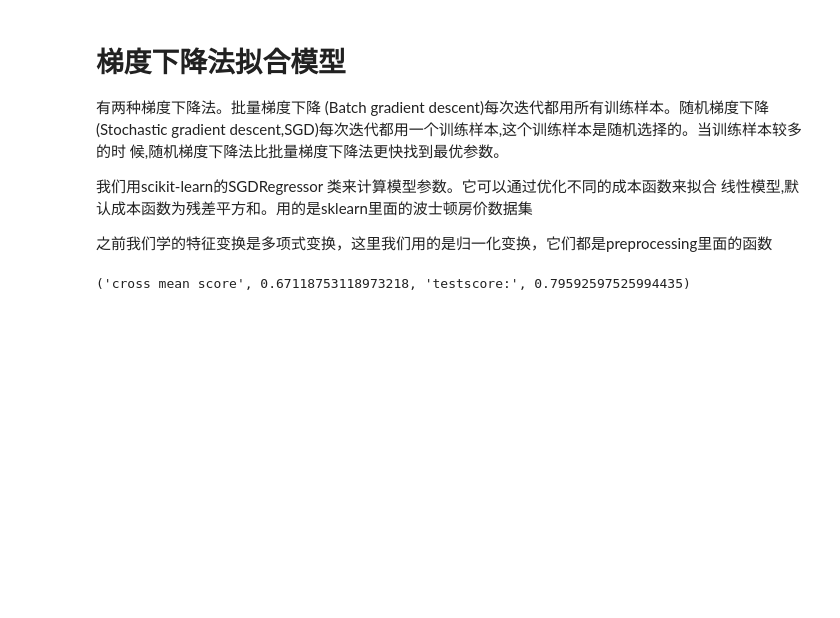
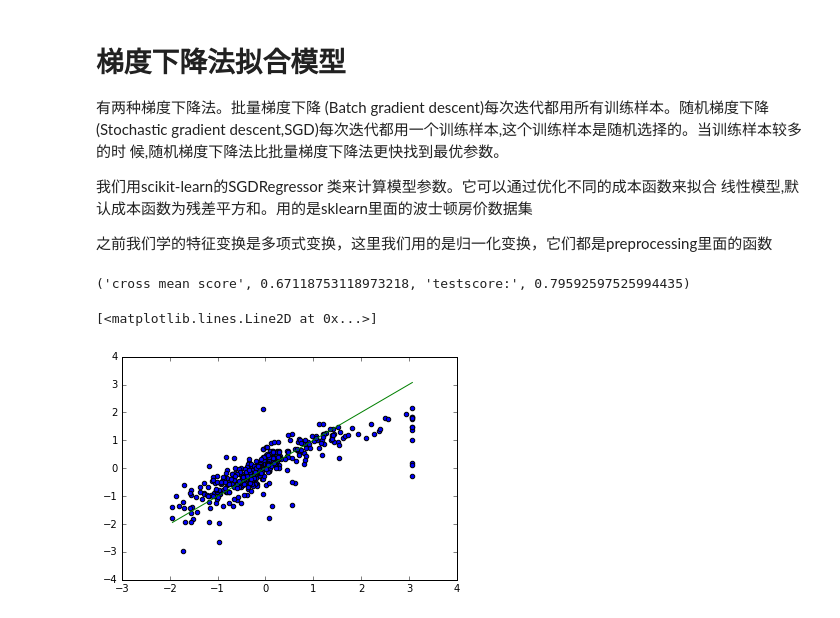
Before and after one commit to DragonFive/sklearn_ml, a Jupyter notebook: linear_regression.ipynb, the cells around one changed output. Saved outputs shown, nothing was run; the diff lists cells and outputs as text; code cells hidden in the pictures; blank space fills up the shorter version.

```diff
--- a/linear_regression.ipynb
+++ b/linear_regression.ipynb
@@ -419,3 +419,13 @@ testScore = sgdgress.score(xtest,ytest)
 'cross mean score',np.mean(scores),'testscore:',testScore
 # %% [output]
 ('cross mean score', 0.67118753118973218, 'testscore:', 0.79592597525994435)
+# %%
+from sklearn.cross_validation import cross_val_predict
+ytrainPredict = cross_val_predict(sgdgress,xtrain,ytrain,cv=5)
+
+fig, ax = plt.subplots()
+ax.scatter(ytrain,ytrainPredict)
+ax.plot([ytrain.min(),ytrain.max()],[ytrain.min(),ytrain.max()],'g-')
+# %% [output]
+[<matplotlib.lines.Line2D at 0x...>]
+[figure, added]
```
Also changed, not shown: parts of 1 cell of this notebook.
